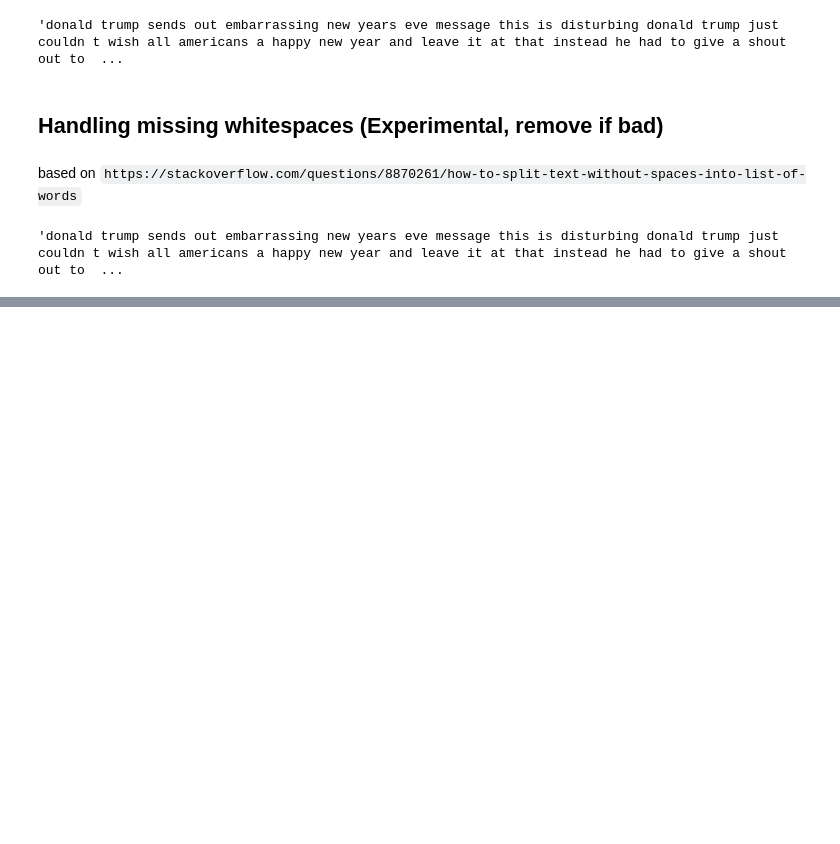
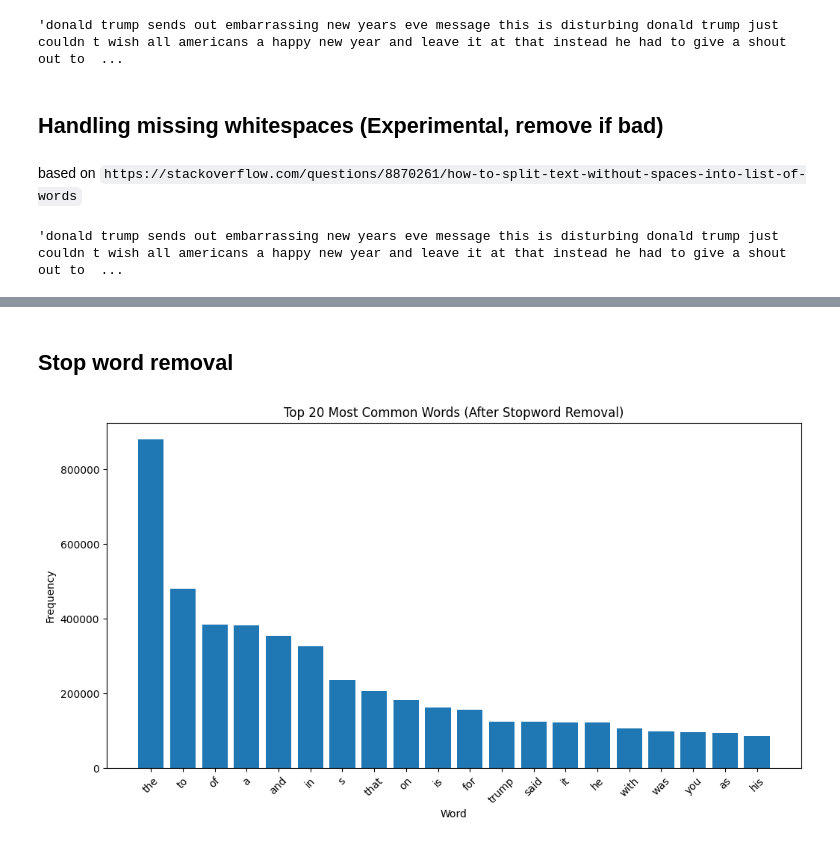
Before and after one commit to Akyas-S/News-Classification-NLP-model, a Jupyter notebook: NLP notebook.ipynb, the cells around one changed output, grey strips where cells are left out. Drawn from its saved outputs; the diff is of its cells as text; code cells hidden in the pictures; blank space fills up the shorter version.

```diff
--- a/NLP notebook.ipynb
+++ b/NLP notebook.ipynb
@@ -475,5 +446,0 @@ plt.show()
-# %%
-# Remove stopwords from the 'content' column
-stop_words = set(stopwords.words('english'))
-df['content'] = df['content'].apply(lambda tokens: [word for word in tokens if word not in stop_words])
-df.head()
@@ -520,6 +446,0 @@ Total number of words in the dataset: 9118399
-# %%
-# Lemmatization using TextBlob
-df['content'] = df['content'].apply(lambda tokens: [Word(word).lemmatize() for word in tokens])
-
-# Display the first few rows to see the lemmatized tokens
-df.head()
@@ -540,0 +451,3 @@ Total runtime (minutes): 7.344646390279134
+# %%
+df_clean = df.copy()
+df_pre = df_clean.copy()
@@ -540,0 +465,6 @@ Total runtime (minutes): 7.344646390279134
+# %%
+from textblob import TextBlob
+
+from nltk.tokenize import word_tokenize
+
+df_pre['content'] = df_pre['content'].apply(word_tokenize)
@@ -540,0 +480,21 @@ Total runtime (minutes): 7.344646390279134
+# %% [markdown]
+## Stop word removal
+# %%
+# Flatten the list of tokens from all documents
+all_tokens = [token for tokens in df_pre['content'] for token in tokens]
+
+# Count word frequencies
+word_freq = Counter(all_tokens)
+most_common_words = word_freq.most_common(20)
+
+# Plot
+words, counts = zip(*most_common_words)
+plt.figure(figsize=(12,6))
+plt.bar(words, counts)
+plt.title('Top 20 Most Common Words (After Stopword Removal)')
+plt.xlabel('Word')
+plt.ylabel('Frequency')
+plt.xticks(rotation=45)
+plt.show()
+# %% [output]
+[figure, added]
```
Also changed, not shown: parts of 40 cells of this notebook.
